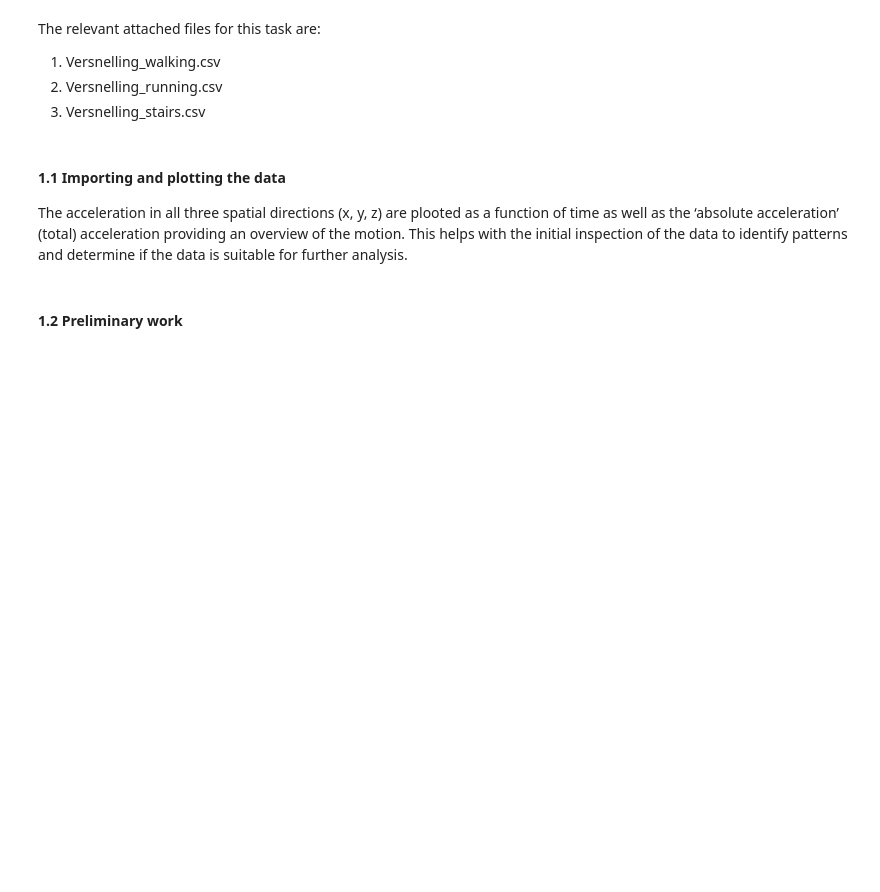
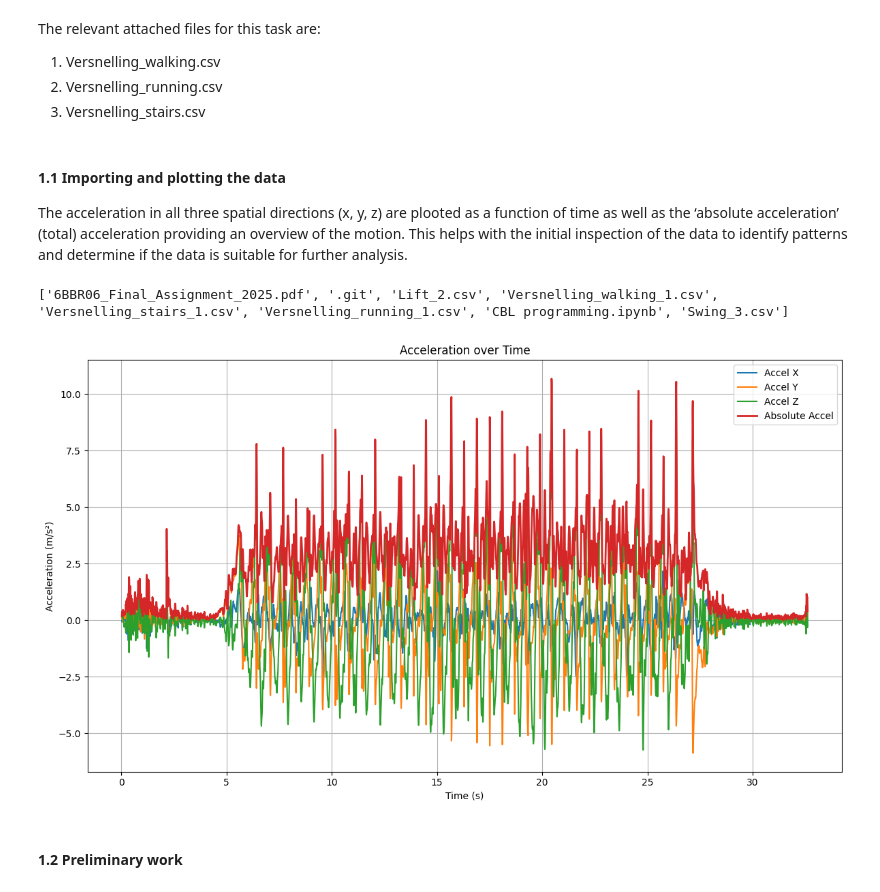
Before and after one commit to floris6/CBL, a Jupyter notebook: CBL programming.ipynb, the cells around one changed output. Cells and saved outputs as stored; diff of their text form; code cells hidden in the pictures; blank space fills up the shorter version.

```diff
--- a/CBL programming.ipynb
+++ b/CBL programming.ipynb
@@ -9,5 +9,7 @@ The notebook is structured into 5 tasks. The first three tasks investigate; 1 st
 
 The last two tasks… tes test test
 # %%
-folder_path = r"C:\Users\osmbo\OneDrive\Desktop\Programming Projects"
+from pathlib import Path
+
+folder_path = Path.cwd()
 %store folder_path
@@ -45,38 +49,41 @@ The acceleration in all three spatial directions (x, y, z) are plooted as a func
 # Importing data and putting it in a pandas dataframe
 os.chdir(folder_path)
 print(os.listdir())
-file_path = "Versnelling_walking_1.csv"
+file_path = folder_path / "Versnelling_walking_1.csv"
 
 df = pd.read_csv(
     file_path,
     sep=",",
     decimal=","
 )
 
 # Plot the data from the pandas dataframe
 plt.figure(figsize=(12, 7))
 
 plt.plot(df["Time (s)"], df["Linear Acceleration x (m/s^2)"], label="Accel X")
 plt.plot(df["Time (s)"], df["Linear Acceleration y (m/s^2)"], label="Accel Y")
 plt.plot(df["Time (s)"], df["Linear Acceleration z (m/s^2)"], label="Accel Z")
 plt.plot(
     df["Time (s)"],
     df["Absolute acceleration (m/s^2)"],
     label="Absolute Accel",
     linewidth=2
 )
 
 plt.autoscale(enable=True, axis="both", tight=False) # To ensure a perfect fit
 
 plt.xlabel("Time (s)")
 plt.ylabel("Acceleration (m/s²)")
 plt.title("Acceleration over Time")
 plt.legend()
 plt.grid(True)
 
 plt.tight_layout()
 
 plt.show()
+# %% [output]
+['6BBR06_Final_Assignment_2025.pdf', '.git', 'Lift_2.csv', 'Versnelling_walking_1.csv', 'Versnelling_stairs_1.csv', 'Versnelling_running_1.csv', 'CBL programming.ipynb', 'Swing_3.csv']
+[figure, added]
 # %% [markdown]
 #### 1.2 Preliminary work
 # %% [markdown]
```
Also changed, not shown: parts of 10 cells of this notebook.
